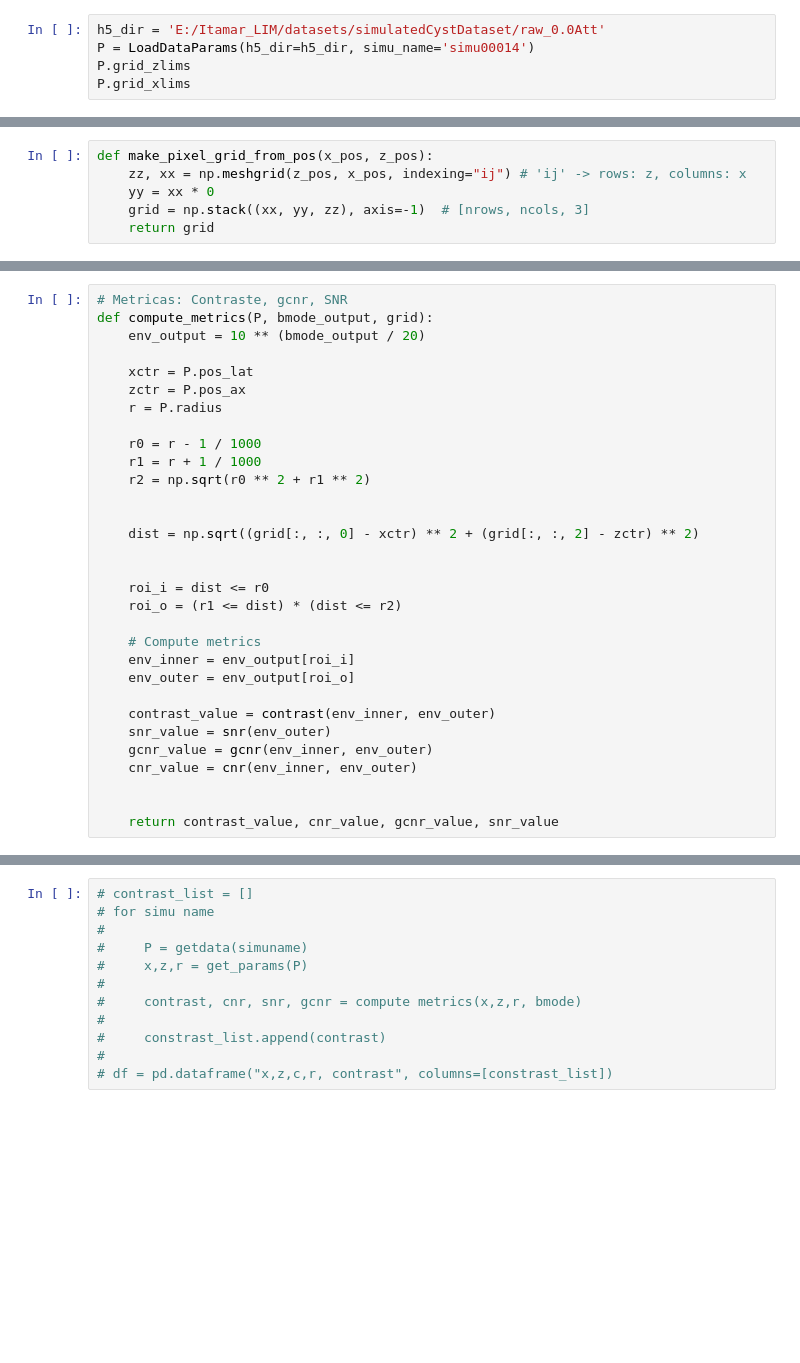
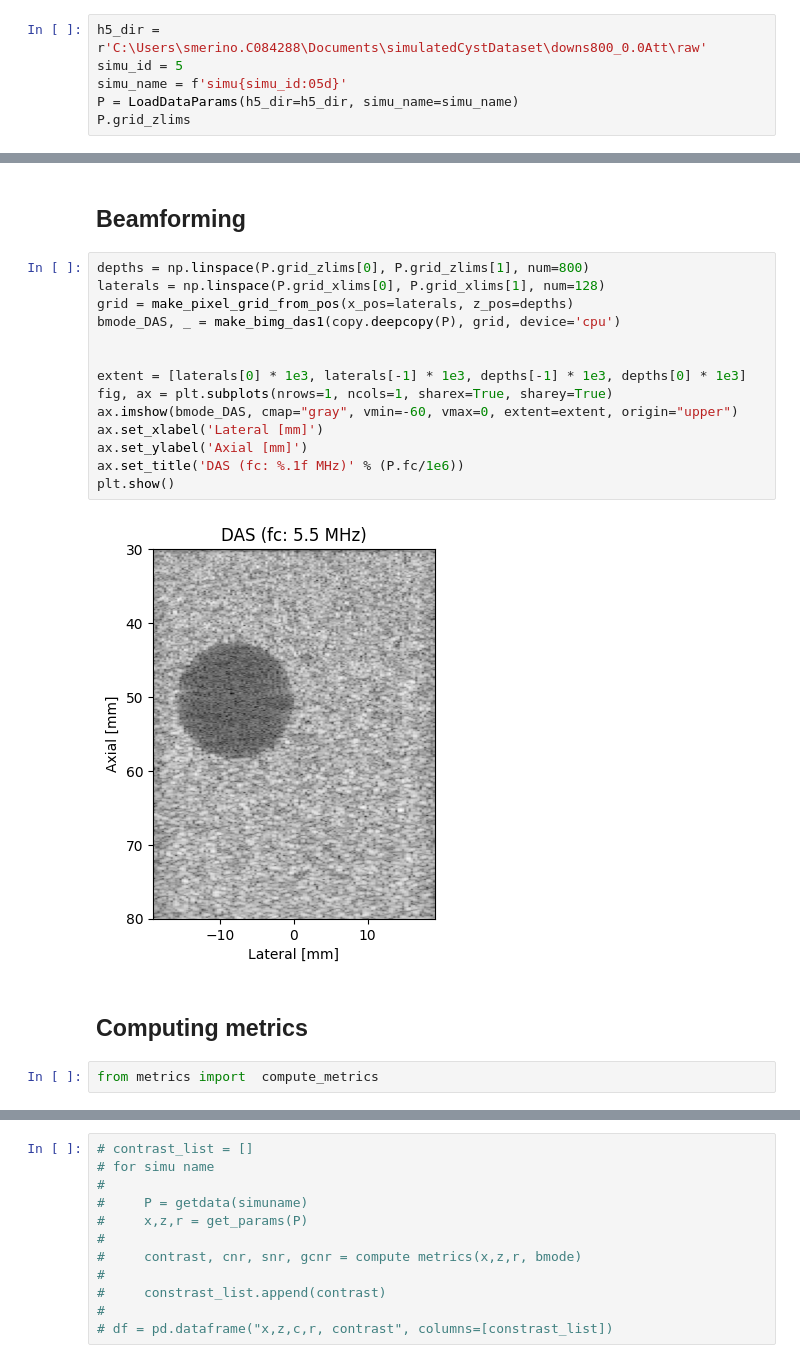
Before and after one commit to SebastianMerino/DiffusionBeamformer, a Jupyter notebook: compute_metrics.ipynb, the cells around one changed output, grey strips where cells are left out. Drawn from its saved outputs; the diff is of its cells as text; blank space fills up the shorter version.

Commit message:
computing metrics

```diff
--- a/compute_metrics.ipynb
+++ b/compute_metrics.ipynb
@@ -68,6 +7,7 @@ class LoadDataParams(PlaneWaveData):
 # %%
-h5_dir = 'E:/Itamar_LIM/datasets/simulatedCystDataset/raw_0.0Att'
-P = LoadDataParams(h5_dir=h5_dir, simu_name='simu00014')
+h5_dir = r'C:\Users\smerino.C084288\Documents\simulatedCystDataset\downs800_0.0Att\raw'
+simu_id = 5
+simu_name = f'simu{simu_id:05d}'
+P = LoadDataParams(h5_dir=h5_dir, simu_name=simu_name)
 P.grid_zlims
-P.grid_xlims
 # %% [output]
@@ -75,6 +14,0 @@ P.grid_xlims
-# %%
-def make_pixel_grid_from_pos(x_pos, z_pos):
-    zz, xx = np.meshgrid(z_pos, x_pos, indexing="ij") # 'ij' -> rows: z, columns: x
-    yy = xx * 0
-    grid = np.stack((xx, yy, zz), axis=-1)  # [nrows, ncols, 3]
-    return grid
@@ -104,31 +15,22 @@ def snr(img):
-# %%
-# Metricas: Contraste, gcnr, SNR
-def compute_metrics(P, bmode_output, grid):
-    env_output = 10 ** (bmode_output / 20)
-
-    xctr = P.pos_lat
-    zctr = P.pos_ax
-    r = P.radius
-
-    r0 = r - 1 / 1000
-    r1 = r + 1 / 1000
-    r2 = np.sqrt(r0 ** 2 + r1 ** 2)
-
-
-    dist = np.sqrt((grid[:, :, 0] - xctr) ** 2 + (grid[:, :, 2] - zctr) ** 2)
-
-
-    roi_i = dist <= r0
-    roi_o = (r1 <= dist) * (dist <= r2)
-
-    # Compute metrics
-    env_inner = env_output[roi_i]
-    env_outer = env_output[roi_o]
-
-    contrast_value = contrast(env_inner, env_outer)
-    snr_value = snr(env_outer)
-    gcnr_value = gcnr(env_inner, env_outer)
-    cnr_value = cnr(env_inner, env_outer)
-
-
-    return contrast_value, cnr_value, gcnr_value, snr_value
+# %% [markdown]
+## Beamforming
+# %%
+depths = np.linspace(P.grid_zlims[0], P.grid_zlims[1], num=800)
+laterals = np.linspace(P.grid_xlims[0], P.grid_xlims[1], num=128)
+grid = make_pixel_grid_from_pos(x_pos=laterals, z_pos=depths)
+bmode_DAS, _ = make_bimg_das1(copy.deepcopy(P), grid, device='cpu')
+
+
+extent = [laterals[0] * 1e3, laterals[-1] * 1e3, depths[-1] * 1e3, depths[0] * 1e3]
+fig, ax = plt.subplots(nrows=1, ncols=1, sharex=True, sharey=True)
+ax.imshow(bmode_DAS, cmap="gray", vmin=-60, vmax=0, extent=extent, origin="upper")
+ax.set_xlabel('Lateral [mm]')
+ax.set_ylabel('Axial [mm]')
+ax.set_title('DAS (fc: %.1f MHz)' % (P.fc/1e6))
+plt.show()
+# %% [output]
+[figure, added]
+# %% [markdown]
+## Computing metrics
+# %%
+from metrics import  compute_metrics
```
Also changed, not shown: parts of 30 cells of this notebook, 4 other files.
